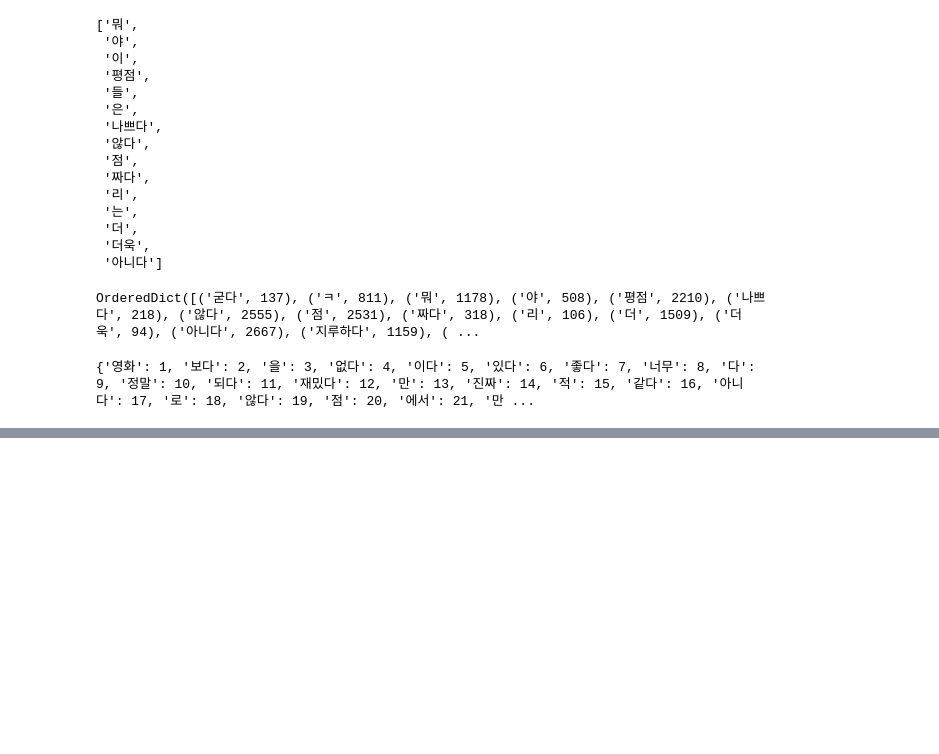
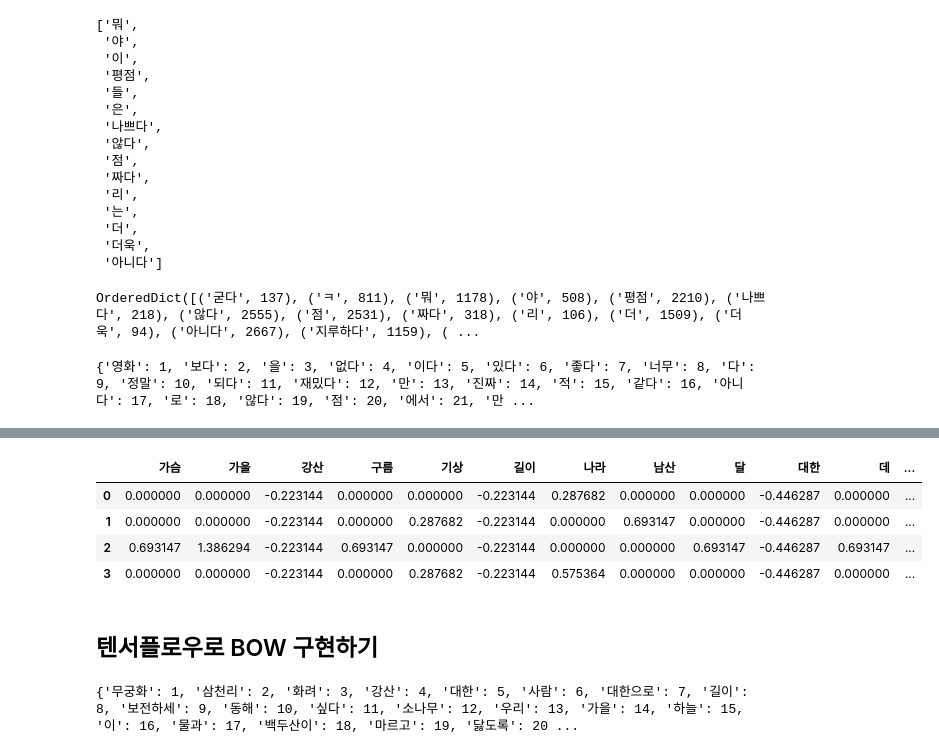
Before and after one commit to jang3463/machinelearning-deeplearning-lecture, a Jupyter notebook: 텍스트_분석을_위한_인코딩.ipynb, the cells around one changed output, grey strips where cells are left out. Drawn from its saved outputs; the diff is of its cells as text; code cells hidden in the pictures; blank space fills up the shorter version.

```diff
--- a/텍스트_분석을_위한_인코딩.ipynb
+++ b/텍스트_분석을_위한_인코딩.ipynb
@@ -364,0 +483,10 @@ print(tokenizer.word_index)
+# %%
+# idf 결과를 데이터 프레임으로 확인
+
+result = []
+for j in range(len(vocab)):
+  t = vocab[j]
+  result.append(inverse_document_frequency(t,docs))
+
+idf = pd.DataFrame(result, index = vocab, columns=['idf'])
+idf
@@ -364,0 +511,22 @@ print(tokenizer.word_index)
+# %%
+# tf-idf 구하기
+
+result = []
+n = len(docs)
+
+for i in range(n):
+  result.append([])
+  for j in range(len(vocab)):
+    t = vocab[j]
+    result[-1].append(tf_idf(t,docs,i))
+
+tfidf = pd.DataFrame(result, columns=vocab)
+tfidf
+# %% [output]
+|  | 가슴 | 가을 | 강산 | 구름 | 기상 | 길이 | 나라 | 남산 | 달 | 대한 | 데 | ... |
+| 0 | 0.000000 | 0.000000 | -0.223144 | 0.000000 | 0.000000 | -0.223144 | 0.287682 | 0.000000 | 0.000000 | -0.446287 | 0.000000 | ... |
+| 1 | 0.000000 | 0.000000 | -0.223144 | 0.000000 | 0.287682 | -0.223144 | 0.000000 | 0.693147 | 0.000000 | -0.446287 | 0.000000 | ... |
+| 2 | 0.693147 | 1.386294 | -0.223144 | 0.693147 | 0.000000 | -0.223144 | 0.000000 | 0.000000 | 0.693147 | -0.446287 | 0.693147 | ... |
+| 3 | 0.000000 | 0.000000 | -0.223144 | 0.000000 | 0.287682 | -0.223144 | 0.575364 | 0.000000 | 0.000000 | -0.446287 | 0.000000 | ... |
+# %% [markdown]
+## 텐서플로우로 BOW 구현하기
@@ -364,0 +535,6 @@ print(tokenizer.word_index)
+# %%
+t = Tokenizer()
+t.fit_on_texts(docs)
+print(t.word_index)
+# %% [output]
+{'무궁화': 1, '삼천리': 2, '화려': 3, '강산': 4, '대한': 5, '사람': 6, '대한으로': 7, '길이': 8, '보전하세': 9, '동해': 10, '싶다': 11, '소나무': 12, '우리': 13, '가을': 14, '하늘': 15, '이': 16, '물과': 17, '백두산이': 18, '마르고': 19, '닳도록': 20 ...
```
Also changed, not shown: parts of 12 cells of this notebook.
